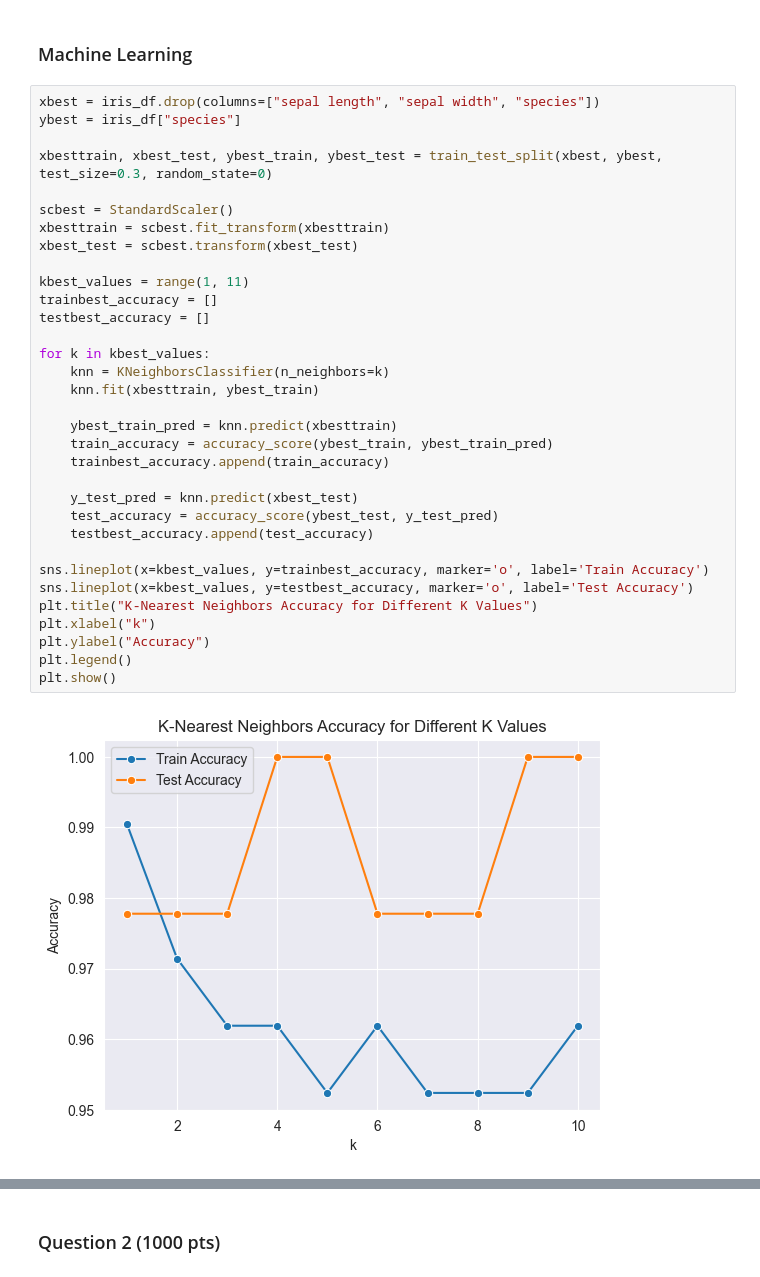
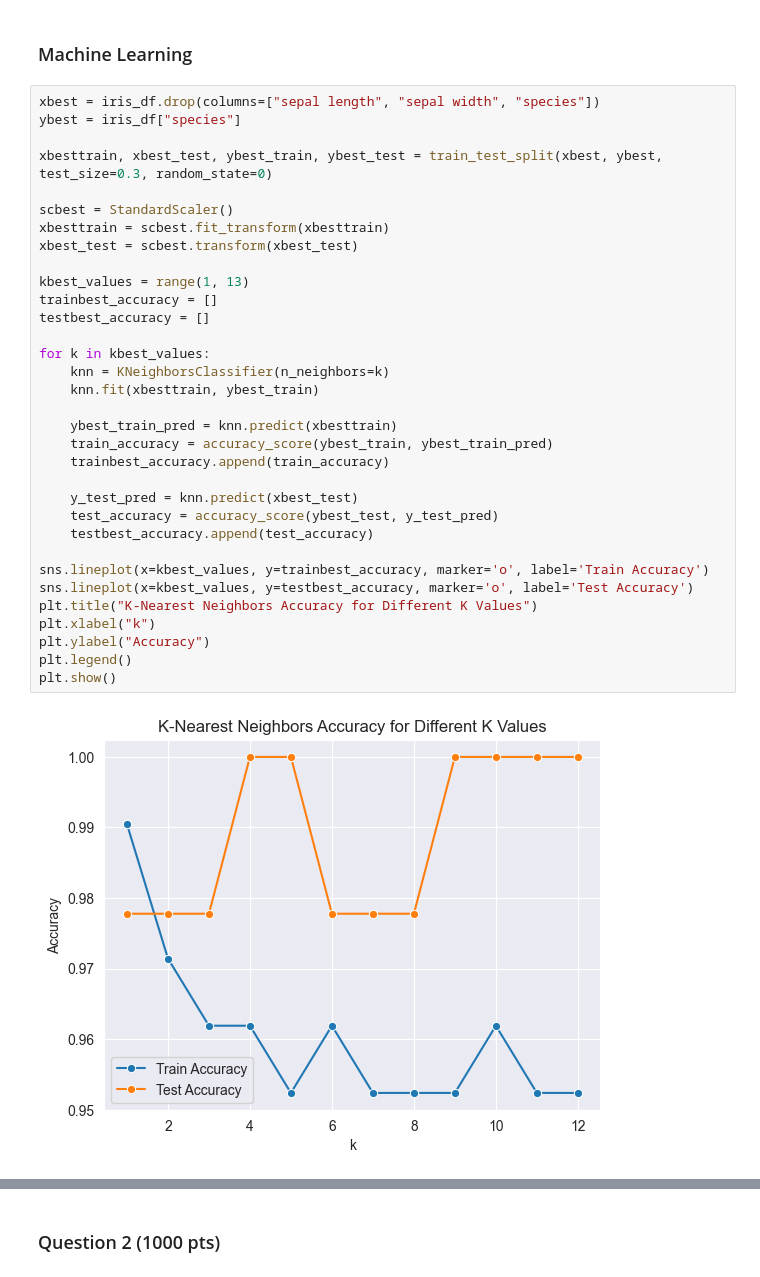
Before and after one commit to dugku/Thingy, a Jupyter notebook: Exams/Purtle_Exam_2_Week_11.ipynb, the cells around one changed output, grey strips where cells are left out. Cells and saved outputs as stored; diff of their text form.

```diff
--- a/Exams/Purtle_Exam_2_Week_11.ipynb
+++ b/Exams/Purtle_Exam_2_Week_11.ipynb
@@ -134,35 +124,35 @@ ybest = iris_df["species"]
 
 xbesttrain, xbest_test, ybest_train, ybest_test = train_test_split(xbest, ybest, test_size=0.3, random_state=0)
 
 scbest = StandardScaler()
 xbesttrain = scbest.fit_transform(xbesttrain)
 xbest_test = scbest.transform(xbest_test)
 
-kbest_values = range(1, 11)
+kbest_values = range(1, 13)
 trainbest_accuracy = []
 testbest_accuracy = []
 
 for k in kbest_values:
     knn = KNeighborsClassifier(n_neighbors=k)
     knn.fit(xbesttrain, ybest_train)
 
     ybest_train_pred = knn.predict(xbesttrain)
     train_accuracy = accuracy_score(ybest_train, ybest_train_pred)
     trainbest_accuracy.append(train_accuracy)
 
     y_test_pred = knn.predict(xbest_test)
     test_accuracy = accuracy_score(ybest_test, y_test_pred)
     testbest_accuracy.append(test_accuracy)
 
 sns.lineplot(x=kbest_values, y=trainbest_accuracy, marker='o', label='Train Accuracy')
 sns.lineplot(x=kbest_values, y=testbest_accuracy, marker='o', label='Test Accuracy')
 plt.title("K-Nearest Neighbors Accuracy for Different K Values")
 plt.xlabel("k")
 plt.ylabel("Accuracy")
 plt.legend()
 plt.show()
 # %% [output]
-[figure, old version]
+[figure, new version]
 # %%
 x = iris_df.drop(columns=["species"])
 y = iris_df["species"]
```
Also changed, not shown: parts of 7 cells of this notebook.
